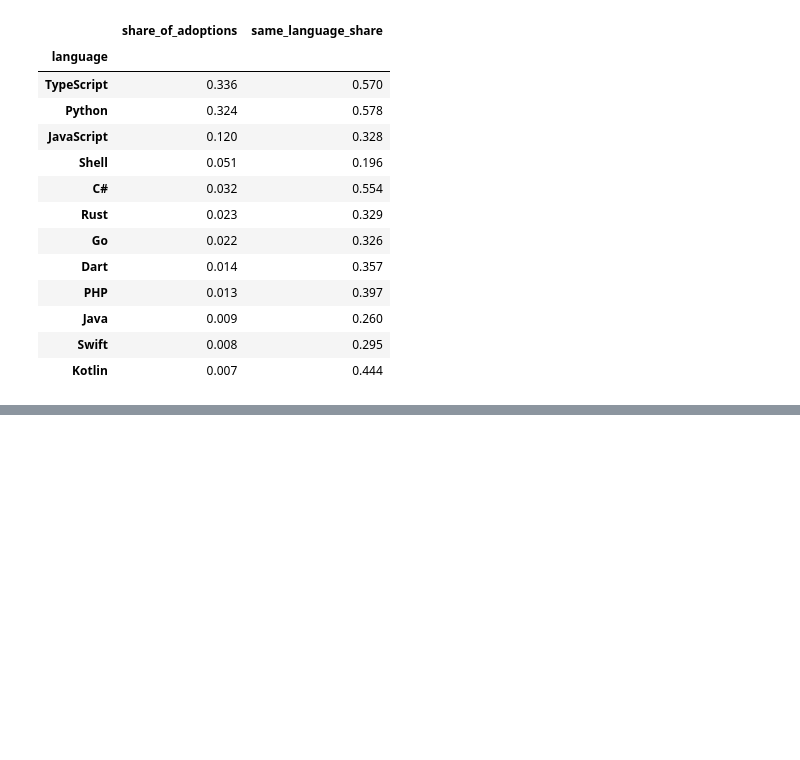
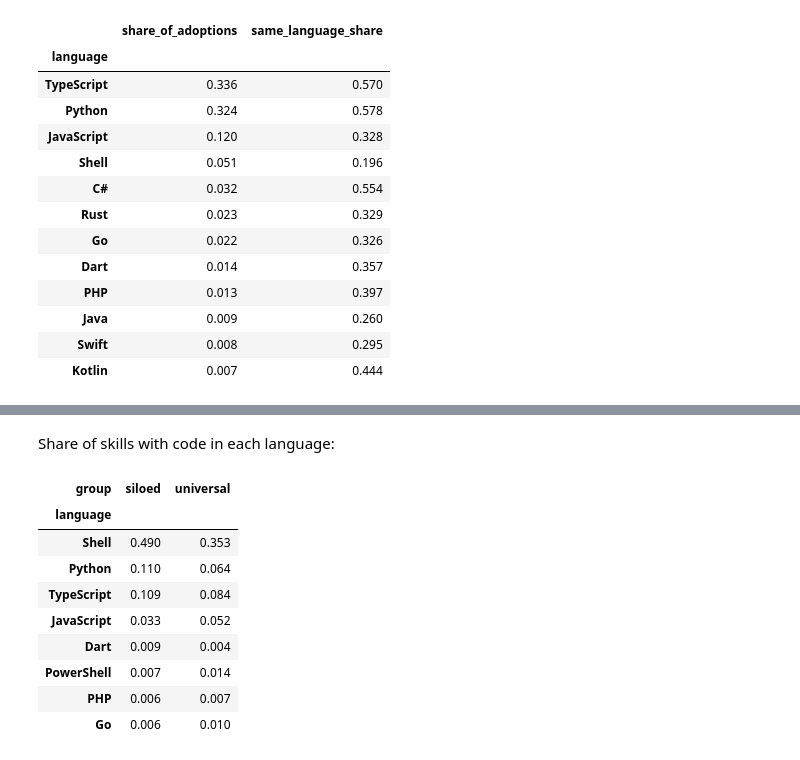
Before and after one commit to Sebastian-Espin/LOG6307E-MSR-2027-mining-challenge, a Jupyter notebook: notebooks/data_analysis.ipynb, the cells around one changed output, grey strips where cells are left out. Saved outputs shown, nothing was run; the diff lists cells and outputs as text; code cells hidden in the pictures; blank space fills up the shorter version.

```diff
--- a/notebooks/data_analysis.ipynb
+++ b/notebooks/data_analysis.ipynb
@@ -183,0 +258,17 @@ pd.DataFrame({
+# %% [markdown]
+Share of skills with code in each language:
+# %%
+by_language = matched.assign(language=matched["code_languages"].str.split(";")).explode("language")
+code_languages = pd.crosstab(by_language["language"], by_language["group"]) / matched["group"].value_counts()
+code_languages.sort_values("siloed", ascending=False).head(8).round(3)
+# %% [output]
+| group | siloed | universal |
+| language |  |  |
+| Shell | 0.490 | 0.353 |
+| Python | 0.110 | 0.064 |
+| TypeScript | 0.109 | 0.084 |
+| JavaScript | 0.033 | 0.052 |
+| Dart | 0.009 | 0.004 |
+| PowerShell | 0.007 | 0.014 |
+| PHP | 0.006 | 0.007 |
+| Go | 0.006 | 0.010 |
```
Also changed, not shown: parts of 11 cells of this notebook, 6 other files.
